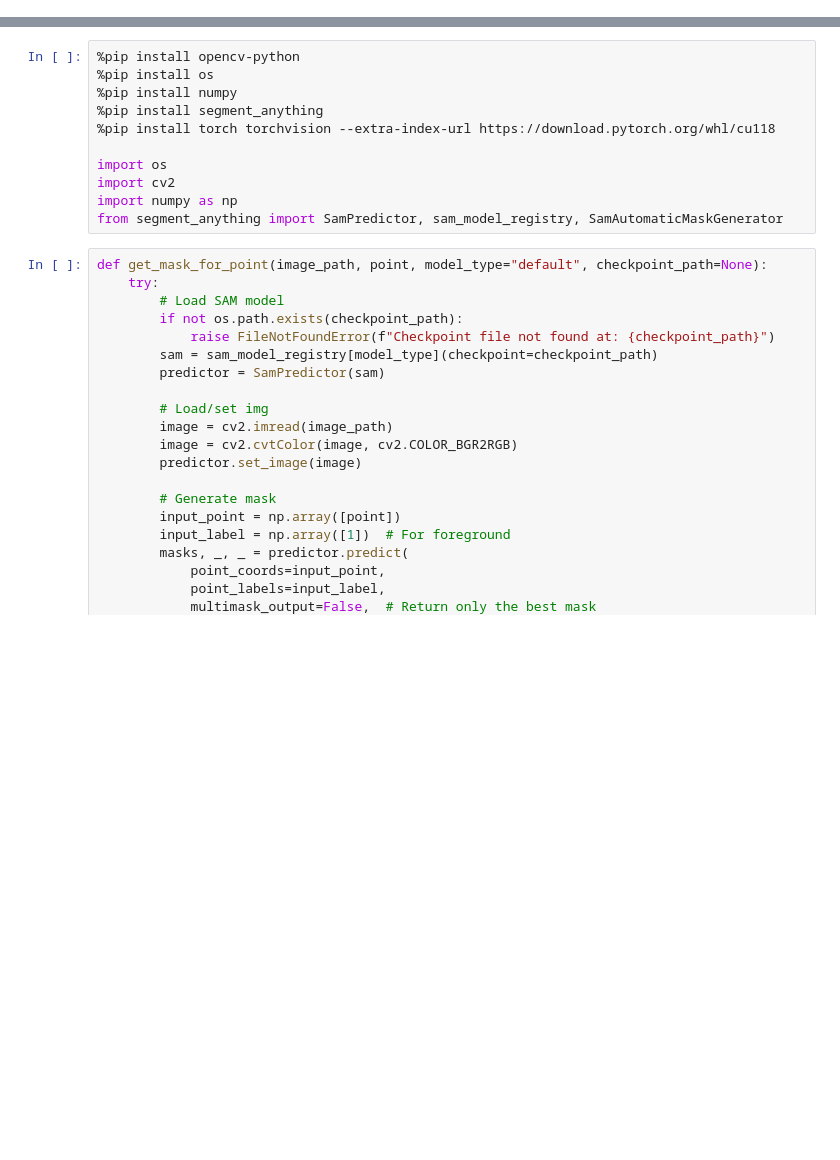
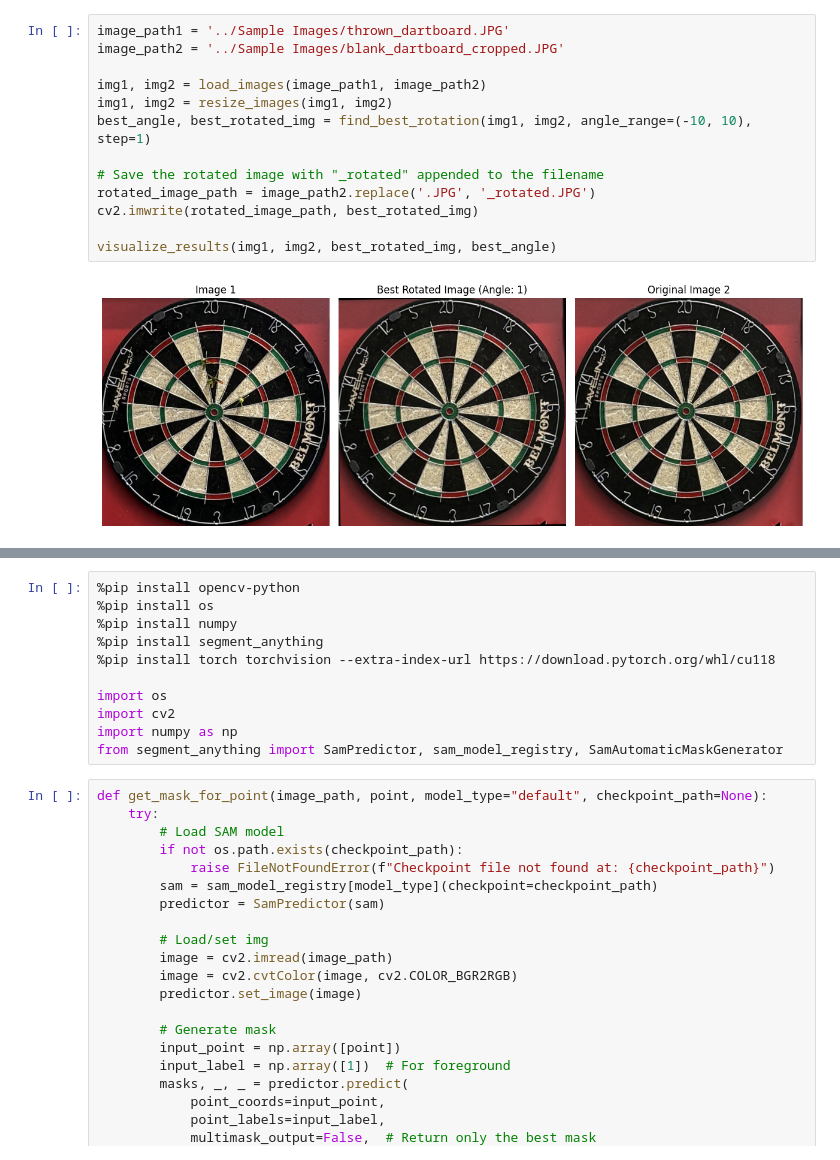
Before and after one commit to reedwrogers/Dart-Vision, a Jupyter notebook: Python Files/main.ipynb, the cells around one changed output, grey strips where cells are left out. Saved outputs shown, nothing was run; the diff lists cells and outputs as text; blank space fills up the shorter version.

```diff
--- a/Python Files/main.ipynb
+++ b/Python Files/main.ipynb
@@ -4,0 +240,15 @@
+# %%
+image_path1 = '../Sample Images/thrown_dartboard.JPG'
+image_path2 = '../Sample Images/blank_dartboard_cropped.JPG'
+
+img1, img2 = load_images(image_path1, image_path2)
+img1, img2 = resize_images(img1, img2)
+best_angle, best_rotated_img = find_best_rotation(img1, img2, angle_range=(-10, 10), step=1)
+
+# Save the rotated image with "_rotated" appended to the filename
+rotated_image_path = image_path2.replace('.JPG', '_rotated.JPG')
+cv2.imwrite(rotated_image_path, best_rotated_img)
+
+visualize_results(img1, img2, best_rotated_img, best_angle)
+# %% [output]
+[figure, added]
```
Also changed, not shown: parts of 34 cells of this notebook.
